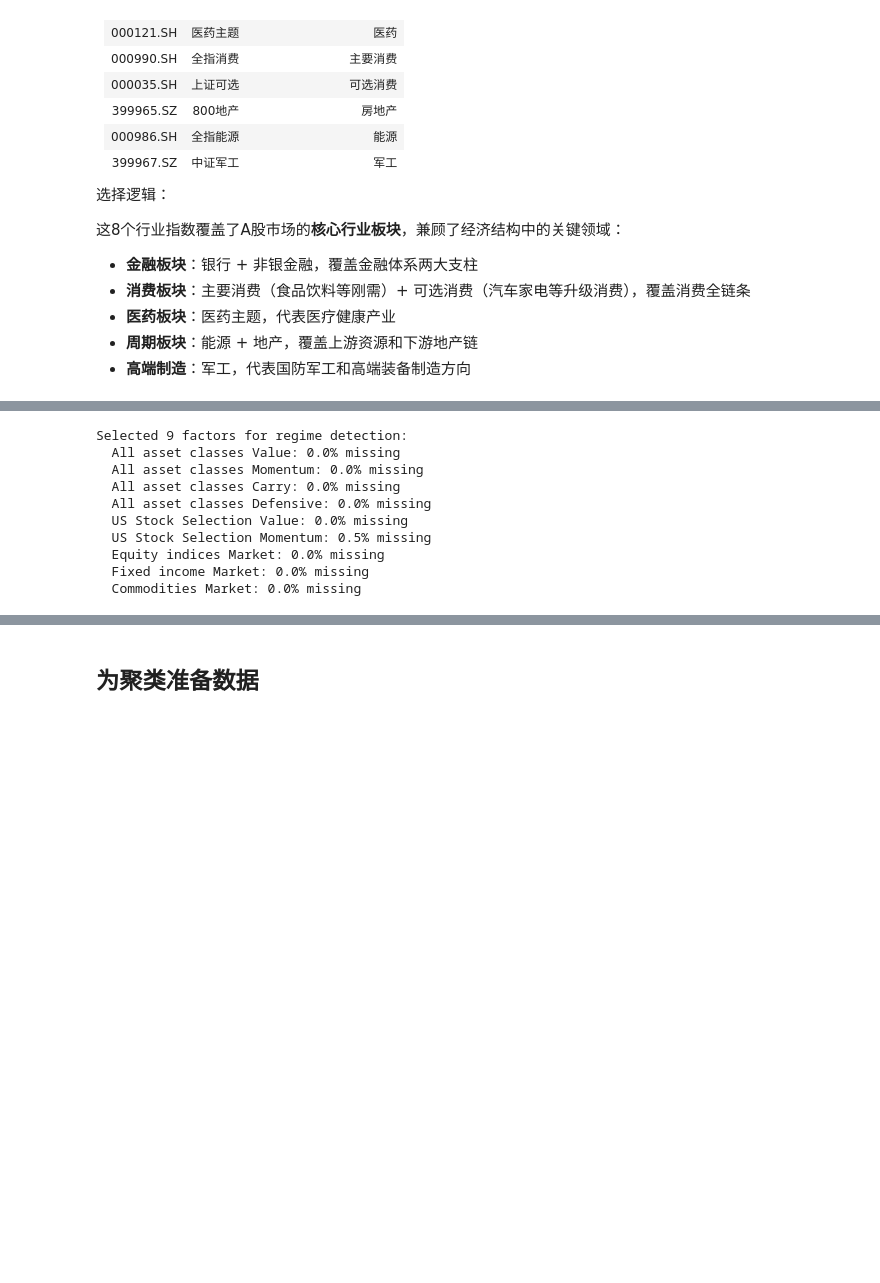
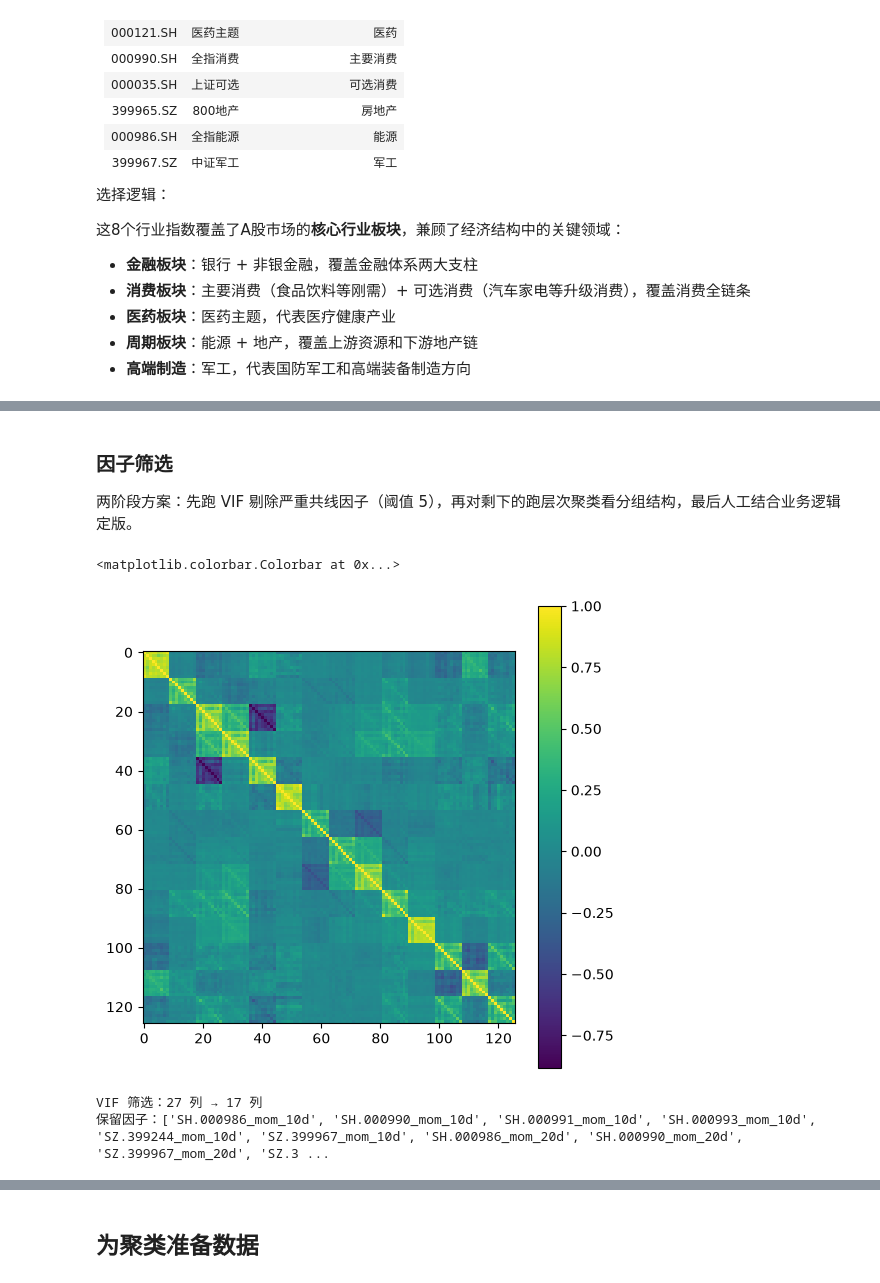
Before and after one commit to wang-jinghui/machine-learning-for-trading, a Jupyter notebook: 01_process_is_edge/factor_regimes_zh.ipynb, the cells around one changed output, grey strips where cells are left out. Cells and saved outputs as stored; diff of their text form; code cells hidden in the pictures; blank space fills up the shorter version.

Commit message:
refactor(data): 优化因子状态处理逻辑
- 重构了边缘数据处理流程
- 改进了因子状态识别算法
- 优化了数据预处理性能
- 更新了状态转换规则实现
- 简化了异常值处理机制
- 调整了数据验证逻辑

```diff
--- a/01_process_is_edge/factor_regimes_zh.ipynb
+++ b/01_process_is_edge/factor_regimes_zh.ipynb
@@ -340,2 +444,34 @@ def compute_factors(index_raw_pl: pl.DataFrame) -> pl.DataFrame:
+# %%
+def compute_factors(index_raw_pl: pl.DataFrame) -> pl.DataFrame:
+    df = index_raw_pl.sort(["symbol", "timestamp"])
+
+    df = df.with_columns([
+        pl.col("close").pct_change(n=10).over("symbol").alias("mom_10d"),
+        pl.col("close").pct_change(n=20).over("symbol").alias("mom_20d"),
+        pl.col("close").pct_change(n=60).over("symbol").alias("mom_60d"),
+    ])
+
+    factor_cols = ["mom_10d", "mom_20d", "mom_60d"]
+    df = df.select(["symbol", "timestamp"] + factor_cols)
+    df = df.drop_nulls(subset=factor_cols)
+
+    df = df.with_columns(
+        pl.when(pl.col(c).is_infinite() | pl.col(c).is_nan()).then(pl.lit(None)).otherwise(pl.col(c)).alias(c)
+        for c in factor_cols
+    ).drop_nulls(subset=factor_cols)
+
+    factor_wide = (
+        df
+        .melt(id_vars=["symbol", "timestamp"], value_vars=factor_cols, variable_name="factor", value_name="value")
+        .with_columns((pl.col("symbol") + "_" + pl.col("factor")).alias("col_name"))
+        .pivot(index="timestamp", columns="col_name", values="value")
+        .sort("timestamp")
+    )
+
+    zero_var_cols = [c for c in factor_wide.columns if c != "timestamp" and factor_wide[c].std() == 0]
+    if zero_var_cols:
+        factor_wide = factor_wide.drop(zero_var_cols)
+
+    return factor_wide
 # %%
 factors_pl = compute_factors(index_raw_pl)
@@ -359,30 +480,3 @@ shape: (22_376, 31)
-# %%
-factor_cols = [
-    "All asset classes Value",
-    "All asset classes Momentum",
-    "All asset classes Carry",
-    "All asset classes Defensive",
-    "US Stock Selection Value",
-    "US Stock Selection Momentum",
-    "Equity indices Market",
-    "Fixed income Market",
-    "Commodities Market",
-]
-
-available_cols = [c for c in factor_cols if c in aqr_raw_pl.columns]
-print(f"Selected {len(available_cols)} factors for regime detection:")
-for col in available_cols:
-    na_count = aqr_raw_pl.select(pl.col(col).is_null().sum()).item()
-    na_pct = na_count / aqr_raw_pl.height * 100
-    print(f"  {col}: {na_pct:.1f}% missing")
-# %% [output]
-Selected 9 factors for regime detection:
-  All asset classes Value: 0.0% missing
-  All asset classes Momentum: 0.0% missing
-  All asset classes Carry: 0.0% missing
-  All asset classes Defensive: 0.0% missing
-  US Stock Selection Value: 0.0% missing
-  US Stock Selection Momentum: 0.5% missing
-  Equity indices Market: 0.0% missing
-  Fixed income Market: 0.0% missing
-  Commodities Market: 0.0% missing
+# %% [markdown]
+### 因子筛选
+两阶段方案：先跑 VIF 剔除严重共线因子（阈值 5），再对剩下的跑层次聚类看分组结构，最后人工结合业务逻辑定版。
@@ -388,0 +502,15 @@ Selected 9 factors for regime detection:
+# %%
+plt.figure(figsize=(6, 6))
+plt.imshow(factors_df.corr().values, cmap='viridis', interpolation='nearest')
+plt.colorbar()
+# %% [output]
+<matplotlib.colorbar.Colorbar at 0x...>
+[figure, added]
+# %%
+# ====== 第一步：VIF 筛选 ======
+factors_vif = prune_by_vif(factors_df, threshold=5.0)
+print(f"VIF 筛选：{factors_df.shape[1]} 列 → {factors_vif.shape[1]} 列")
+print(f"保留因子：{list(factors_vif.columns)}")
+# %% [output]
+VIF 筛选：27 列 → 17 列
+保留因子：['SH.000986_mom_10d', 'SH.000990_mom_10d', 'SH.000991_mom_10d', 'SH.000993_mom_10d', 'SZ.399244_mom_10d', 'SZ.399967_mom_10d', 'SH.000986_mom_20d', 'SH.000990_mom_20d', 'SZ.399967_mom_20d', 'SZ.3 ...
```
Also changed, not shown: parts of 42 cells of this notebook.
